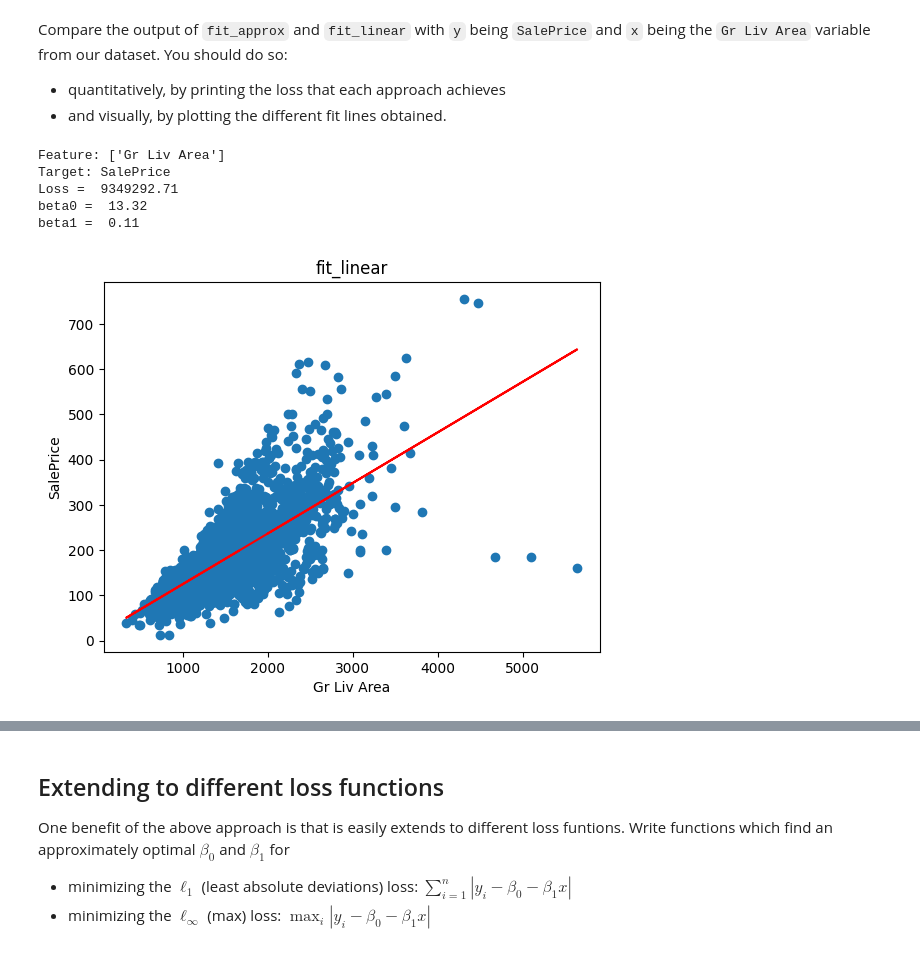
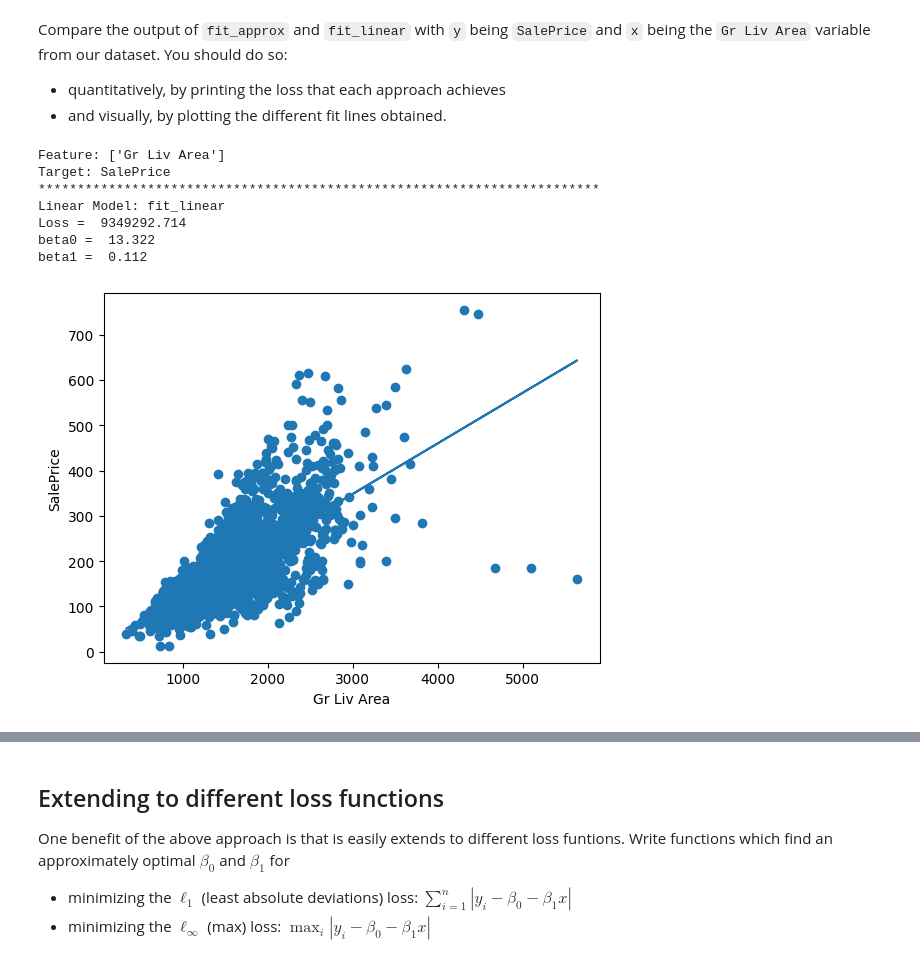
Before and after one commit to jithendra1798/ML-CS-GY-6923-B, a Jupyter notebook: 01_ML-cs-gy-6923-B-lab1.ipynb, the cells around one changed output, grey strips where cells are left out. Drawn from its saved outputs; the diff is of its cells as text; code cells hidden in the pictures.

Commit message:
Combine plots for comparison and final submission

```diff
--- a/01_ML-cs-gy-6923-B-lab1.ipynb
+++ b/01_ML-cs-gy-6923-B-lab1.ipynb
@@ -209,7 +209,7 @@ for col in df.columns:
         x = np.asarray(df[[col]])[:,0]
         beta0, beta1, loss = fit_linear(x,y)
         features.append(col)
-        losses.append(f'{loss: .2f}')
+        losses.append(f'{loss: .3f}')
 loss_df = pd.DataFrame({
     'feature': features,
     'loss': losses
@@ -287,35 +287,38 @@ Compare the output of `fit_approx` and `fit_linear` with `y` being `SalePrice` a
 * and visually, by plotting the different fit lines obtained.
 # %%
 # TODO
-def get_single_feature_metrics(model_func, X, y, features):
+def get_single_feature_metrics(model_funcs, X, y, features):
     x = np.asarray(X[features])[:,0]
-    beta0, beta1, loss = model_func(x,y)
-
-    print(f'Loss = {loss : .2f}')
-    print(f'beta0 = {beta0 : .2f}')
-    print(f'beta1 = {beta1 : .2f}')
-
-    yp = beta0 + x * beta1
-    plt.plot(X, yp, color="red", label="Fitted line")
+    for model_func in model_funcs:
+        beta0, beta1, loss = model_func(x,y)
+        yp = beta0 + x * beta1
+        print(18*4*'*')
+        print('Linear Model:', model_func.__name__)
+        print(f'Loss = {loss : .3f}')
+        print(f'beta0 = {beta0 : .3f}')
+        print(f'beta1 = {beta1 : .3f}')
+        plt.plot(X, yp, label=model_func.__name__)
+        # plt.title(model_func.__name__)
     plt.scatter(X, y)
-    plt.title(model_func.__name__)
     plt.xlabel(features[0])
     plt.ylabel(label)
     plt.show()
 
-    return beta0, beta1, loss
+    # return beta0, beta1, loss
 
 features = ['Gr Liv Area']
 print('Feature:', features)
 print('Target:', label)
 X = df[features]
 y = df[label]
-beta0, beta1, loss = get_single_feature_metrics(fit_linear, X, y, features)
+get_single_feature_metrics([fit_linear], X, y, features)
 # %% [output]
 Feature: ['Gr Liv Area']
 Target: SalePrice
-Loss =  9349292.71
-beta0 =  13.32
-beta1 =  0.11
+************************************************************************
+Linear Model: fit_linear
+Loss =  9349292.714
+beta0 =  13.322
+beta1 =  0.112
-[figure, old version]
+[figure, new version]
 # %%
```
Also changed, not shown: parts of 12 cells of this notebook.
